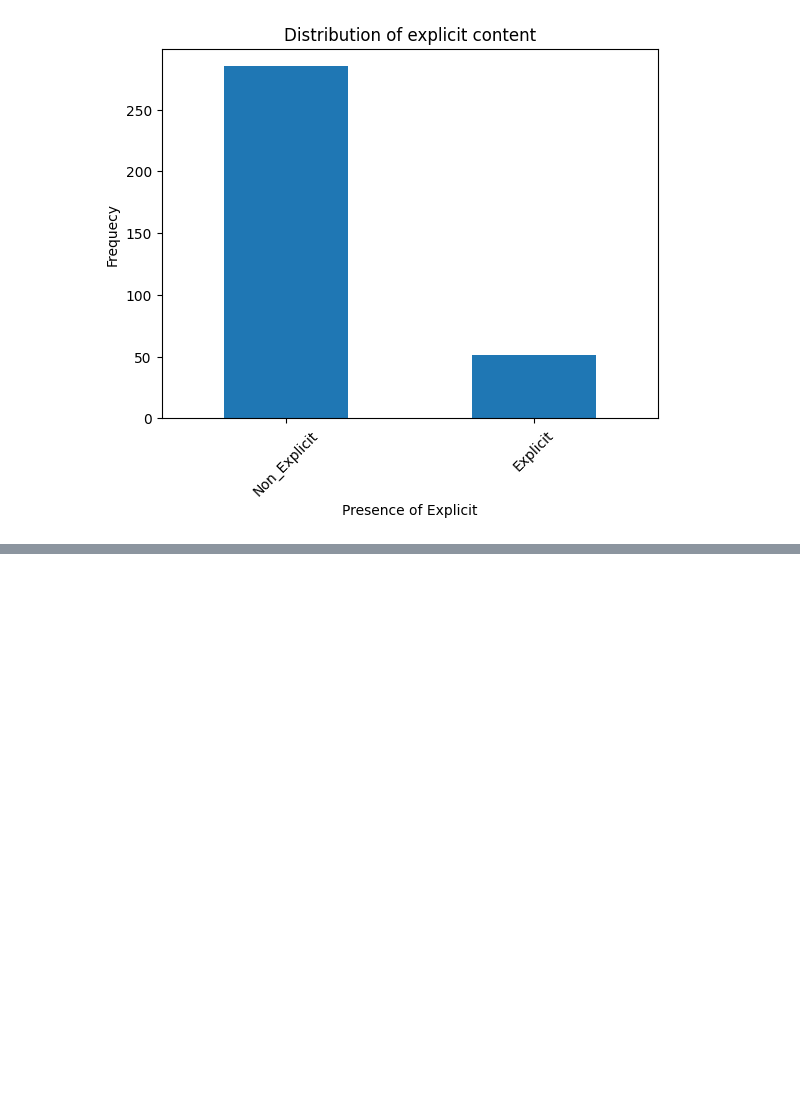
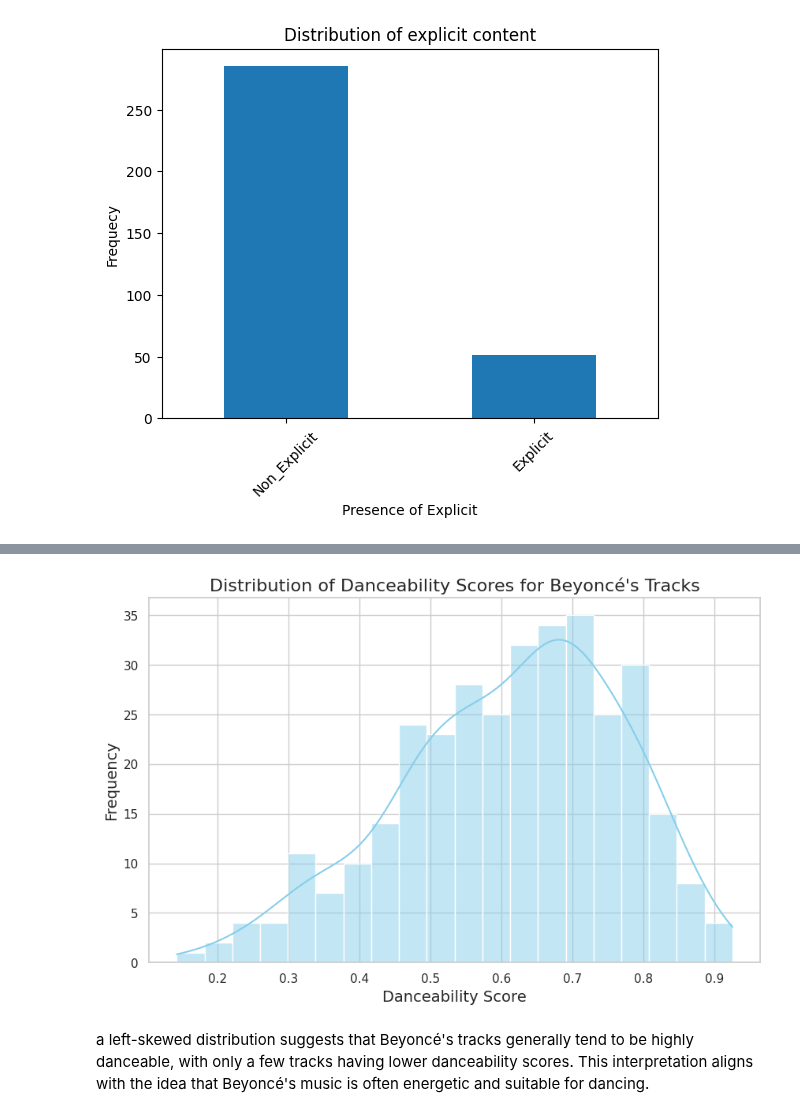
Before and after one commit to SanjilaGangaju/ExploratoryDataAnalysis_usingPython, a Jupyter notebook: beyoncetrack.ipynb, the cells around one changed output, grey strips where cells are left out. Cells and saved outputs as stored; diff of their text form; code cells hidden in the pictures; blank space fills up the shorter version.

Commit message:
Kaggle Notebook | BeyonceTrack | Version 5

```diff
--- a/beyoncetrack.ipynb
+++ b/beyoncetrack.ipynb
@@ -203,0 +216,14 @@ plt.show()
+# %%
+sns.set(style="whitegrid")
+
+# Create a histogram of danceability scores
+plt.figure(figsize=(10, 6))
+sns.histplot(data=data, x='danceability', kde=True, color='skyblue', bins=20)
+plt.title("Distribution of Danceability Scores for Beyoncé's Tracks", fontsize=16)
+plt.xlabel("Danceability Score", fontsize=14)
+plt.ylabel("Frequency", fontsize=14)
+plt.show()
+# %% [output]
+[figure, added]
+# %% [markdown]
+a left-skewed distribution suggests that Beyoncé's tracks generally tend to be highly danceable, with only a few tracks having lower danceability scores. This interpretation aligns with the idea that Beyoncé's music is often energetic and suitable for dancing.
```
Also changed, not shown: parts of 1 cell of this notebook.
